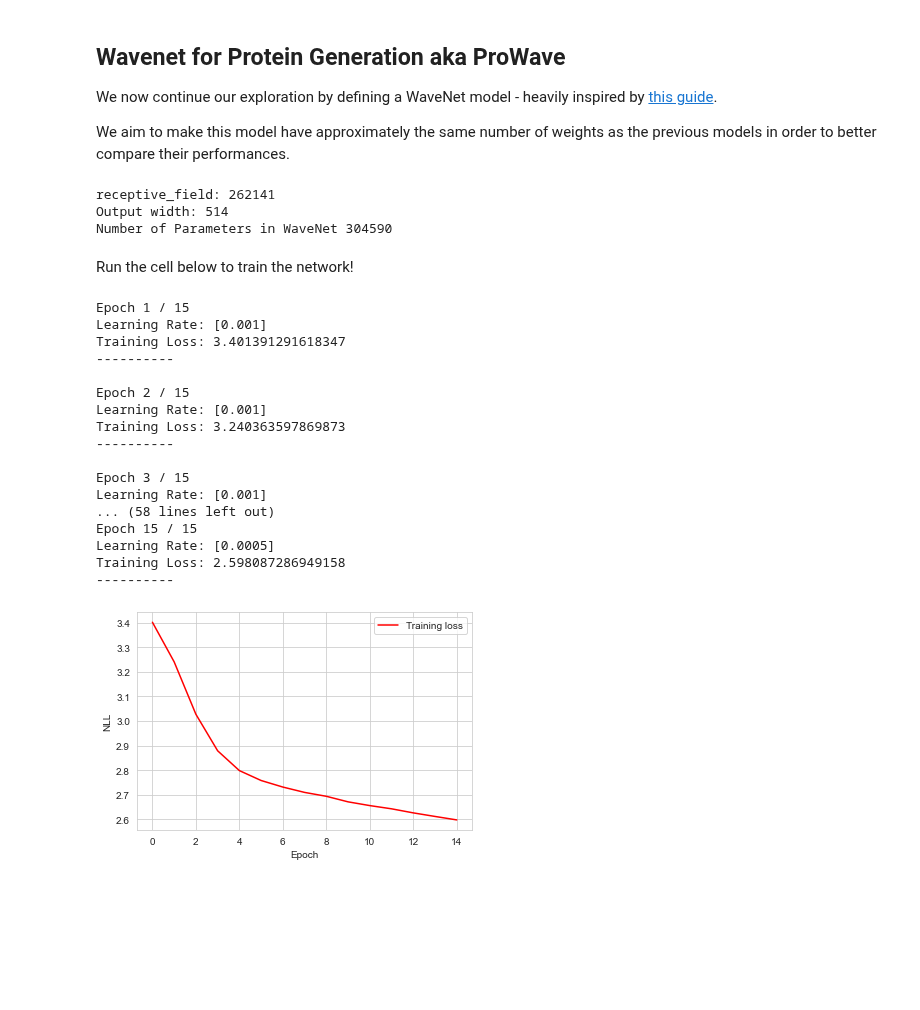
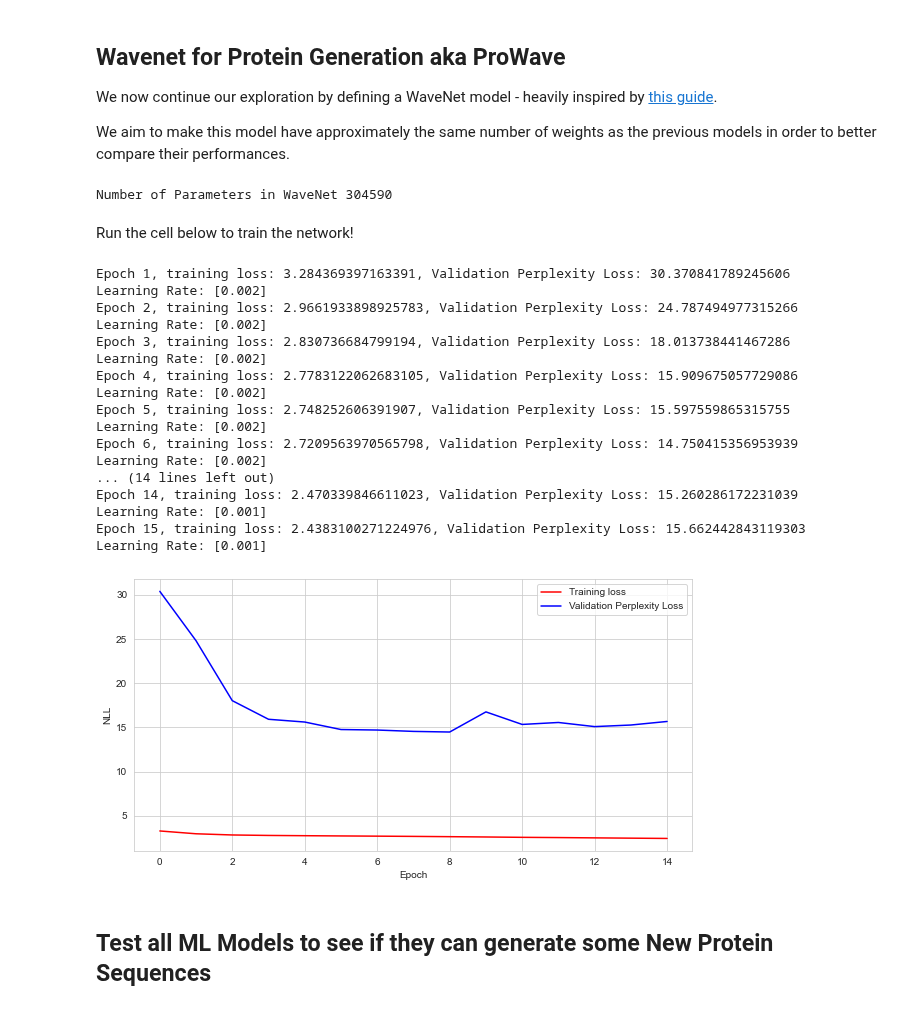
Before and after one commit to hansemandse/prowave, a Jupyter notebook: src/DeeplearningProject.ipynb, the cells around one changed output. Saved outputs shown, nothing was run; the diff lists cells and outputs as text; code cells hidden in the pictures; blank space fills up the shorter version.

Commit message:
Fixed Training Loop (Validation Perplexity)
Additionally added some extra plotting features and made all the training loop identical with dropping learning rate and plotting the Learning Rate

```diff
--- a/src/DeeplearningProject.ipynb
+++ b/src/DeeplearningProject.ipynb
@@ -375,8 +375,8 @@ We will use a DataLoader to make training more efficient. Unfortunately, Pickle
 from torch.utils.data import TensorDataset, DataLoader
 EPOCHS = 30
 BATCH_SIZE = 10
-TRAIN_SIZE = 10000 # max len(X_train.values)
-VALID_SIZE = 2000  # max len(X_valid.values)
+TRAIN_SIZE = 10000
+VALID_SIZE = 3000
 
 # Transform training data first
 d_train = torch.tensor([pd.to_numeric(x[0]) for x in X_train.values[:TRAIN_SIZE]]).to(torch.long)
@@ -477,14 +517,12 @@ We aim to make this model have approximately the same number of weights as the p
 from model import ProWaveNet, nll_loss # LENGTH_OUT,
 netProWave = ProWaveNet( num_time_samples = (512 * 512) + 510 , num_layers = 16, num_hidden = 30, num_channels = 30, num_classes  = 30, num_blocks   = 4, kernel_size  = 2)
 netProWave.criterion = nll_loss # torch.nn.CrossEntropyLoss() #nll_loss
-netProWave.optimizer = optim.Adam(netProWave.parameters(), lr=0.001)
+netProWave.optimizer = optim.Adam(netProWave.parameters(), lr=0.002)
 netProWave.scheduler = optim.lr_scheduler.StepLR(netProWave.optimizer, step_size = 10, gamma = 0.5)
 
 # Print the Size of the Wavenet
 print("Number of Parameters in WaveNet", sum(p.numel() for p in netProWave.parameters()))
 # %% [output]
-receptive_field: 262141
-Output width: 514
 Number of Parameters in WaveNet 304590
 # %%
 # Prepare the Data to enter the WaveNet
@@ -494,25 +532,25 @@ Number of Parameters in WaveNet 304590
 Run the cell below to train the network!
 # %%
 # Train WaveNet model
-netProWave.train(train_loader, num_epochs = EPOCHS, disp_interval = 1, vocab_size = 30)
-# Create a generator with the model and the training data
-#netProGen = Generator(netProWave, train_dataset)
+netProWave.train_WaveNet(train_loader, valid_loader, num_epochs = EPOCHS, disp_interval = 1, vocab_size = 30)
 # %% [output]
-Epoch 1 / 15
+Epoch 1, training loss: 3.284369397163391, Validation Perplexity Loss: 30.370841789245606
+Learning Rate: [0.002]
+Epoch 2, training loss: 2.9661933898925783, Validation Perplexity Loss: 24.787494977315266
+Learning Rate: [0.002]
+Epoch 3, training loss: 2.830736684799194, Validation Perplexity Loss: 18.013738441467286
+Learning Rate: [0.002]
+Epoch 4, training loss: 2.7783122062683105, Validation Perplexity Loss: 15.909675057729086
+Learning Rate: [0.002]
+Epoch 5, training loss: 2.748252606391907, Validation Perplexity Loss: 15.597559865315755
+Learning Rate: [0.002]
+Epoch 6, training loss: 2.7209563970565798, Validation Perplexity Loss: 14.750415356953939
+Learning Rate: [0.002]
+... (14 lines left out)
+Epoch 14, training loss: 2.470339846611023, Validation Perplexity Loss: 15.260286172231039
 Learning Rate: [0.001]
-Training Loss: 3.401391291618347
-----------
-
-Epoch 2 / 15
+Epoch 15, training loss: 2.4383100271224976, Validation Perplexity Loss: 15.662442843119303
 Learning Rate: [0.001]
-Training Loss: 3.240363597869873
-----------
-
-Epoch 3 / 15
-Learning Rate: [0.001]
-... (58 lines left out)
-Epoch 15 / 15
-Learning Rate: [0.0005]
-Training Loss: 2.598087286949158
-----------
-[figure, old version]
+[figure, new version]
+# %% [markdown]
+## Test all ML Models to see if they can generate some New Protein Sequences
```
Also changed, not shown: parts of 4 cells of this notebook, 1 other file.
